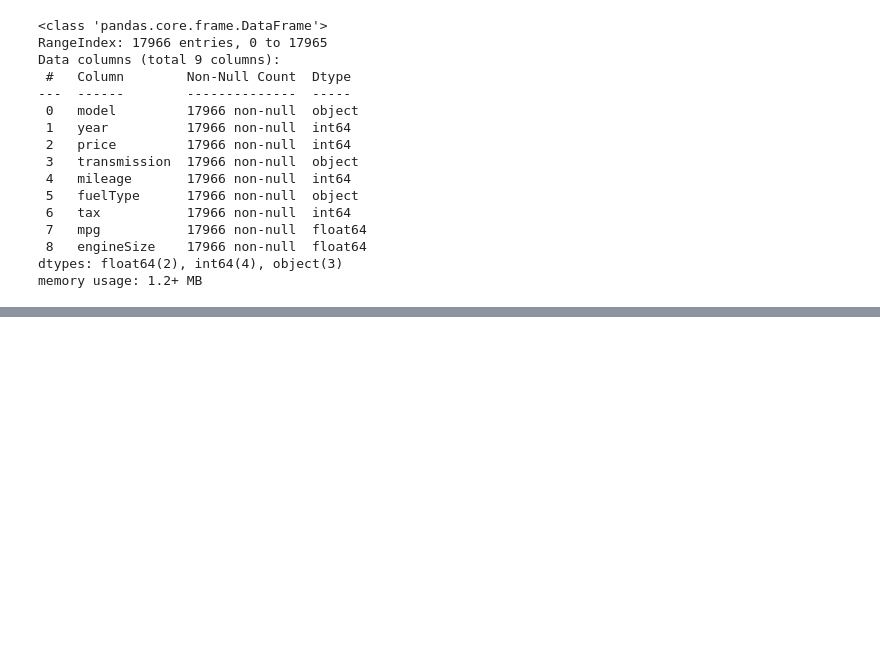
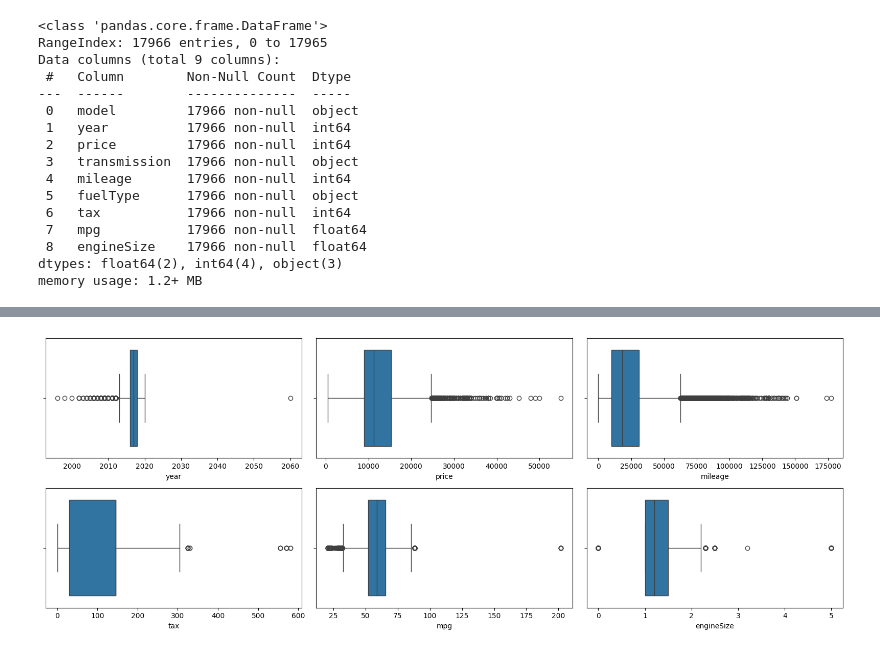
Before and after one commit to wasif-h/Car_Price_Prediction, a Jupyter notebook: prediction.ipynb, the cells around one changed output, grey strips where cells are left out. Drawn from its saved outputs; the diff is of its cells as text; code cells hidden in the pictures; blank space fills up the shorter version.

```diff
--- a/prediction.ipynb
+++ b/prediction.ipynb
@@ -40,0 +110,11 @@ memory usage: 1.2+ MB
+# %%
+fig, axes = plt.subplots(2, 3, figsize=(16,6))
+axes = axes.flatten()  # Flatten to 1D for easier indexing
+
+# Plot histograms with Seaborn
+for i, column in enumerate(num_col):
+    sns.boxplot(x=df[column], ax=axes[i])
+
+plt.tight_layout()
+# %% [output]
+[figure, added]
```
Also changed, not shown: parts of 10 cells of this notebook.
